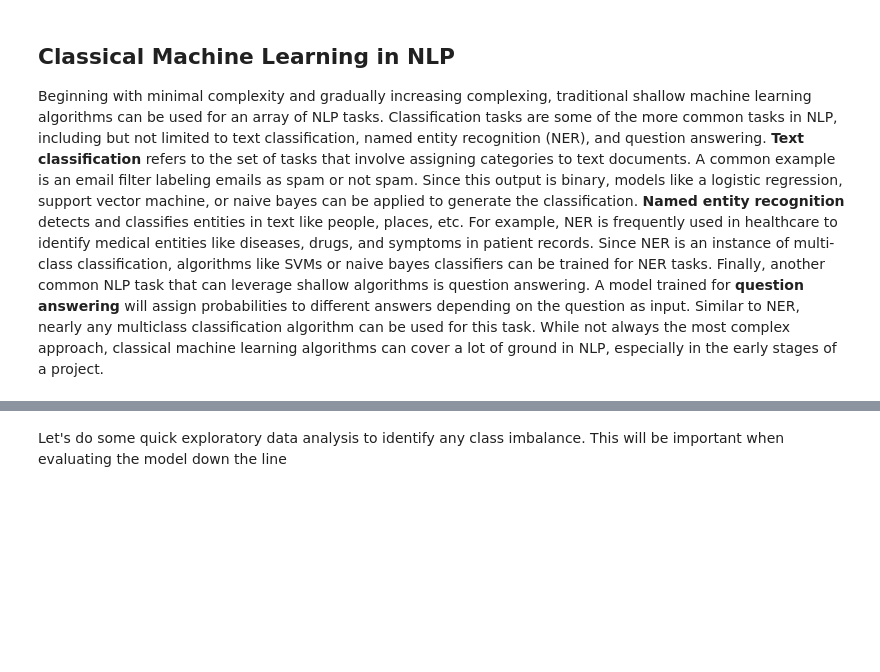
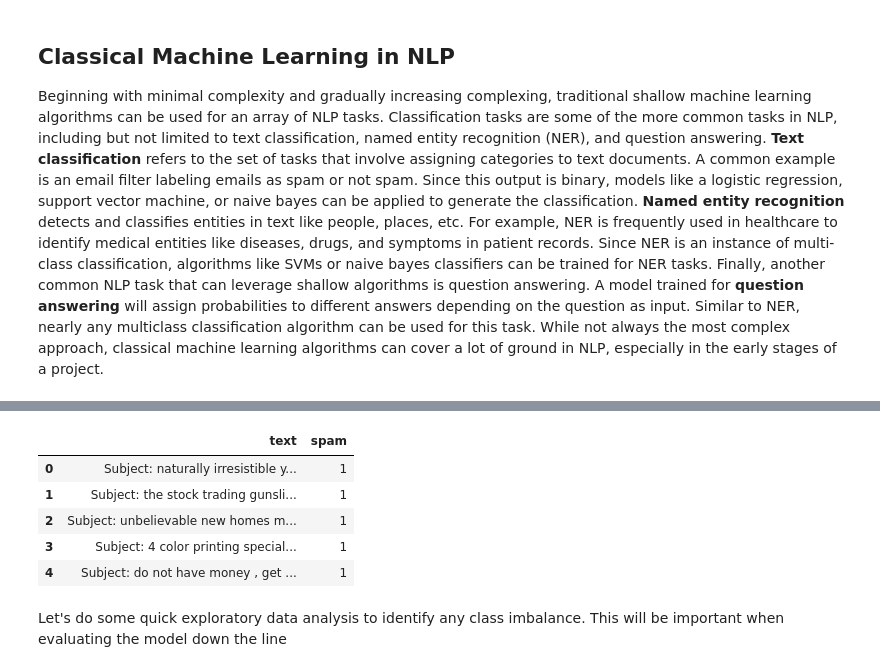
Before and after one commit to kailas711/HugginFace-NLP-Course, a Jupyter notebook: aiplus_intro_nlp/05_ClassicMachineLearninginNLP.ipynb, the cells around one changed output, grey strips where cells are left out. Saved outputs shown, nothing was run; the diff lists cells and outputs as text; code cells hidden in the pictures; blank space fills up the shorter version.

```diff
--- a/aiplus_intro_nlp/05_ClassicMachineLearninginNLP.ipynb
+++ b/aiplus_intro_nlp/05_ClassicMachineLearninginNLP.ipynb
@@ -21,2 +17,12 @@ pip install matplotlib
 # %%
 import pandas as pd
+# Read in spam filter example
+spam_df = pd.read_csv(r"D:\\Coding_Stuff\\GitHub\\Natural-Language-Processing\\data\\emails.csv")
+spam_df.head(5)
+# %% [output]
+|  | text | spam |
+| 0 | Subject: naturally irresistible y... | 1 |
+| 1 | Subject: the stock trading gunsli... | 1 |
+| 2 | Subject: unbelievable new homes m... | 1 |
+| 3 | Subject: 4 color printing special... | 1 |
+| 4 | Subject: do not have money , get ... | 1 |
```
Also changed, not shown: parts of 12 cells of this notebook, 1 other file.
